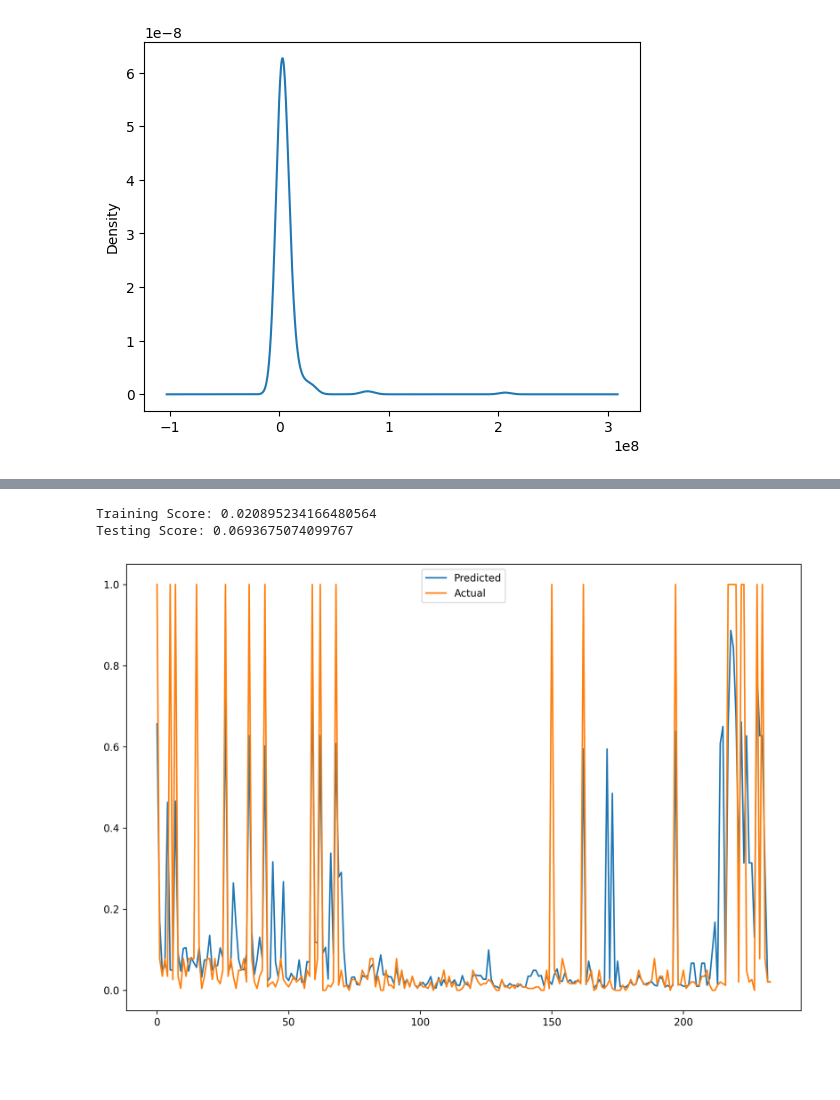
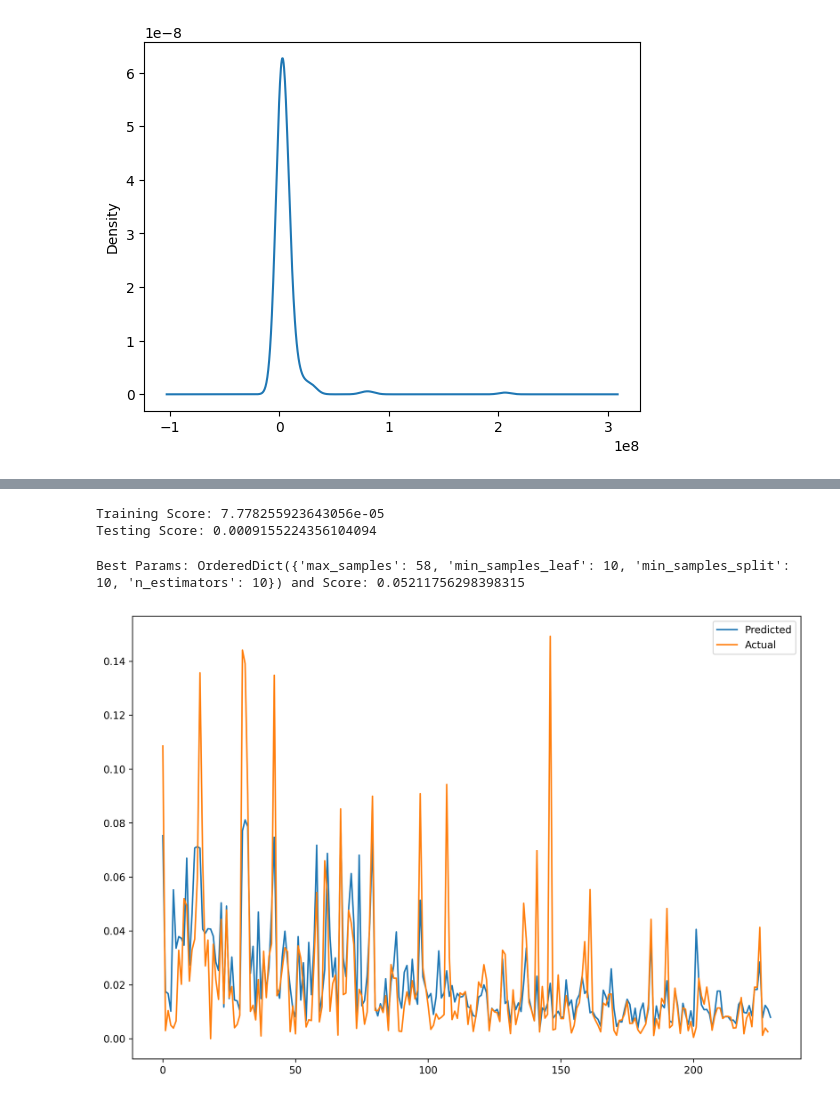
Before and after one commit to AVelaryon/GIS-Exploration, a Jupyter notebook: GISPRoj.ipynb, the cells around one changed output, grey strips where cells are left out. Saved outputs shown, nothing was run; the diff lists cells and outputs as text; code cells hidden in the pictures; blank space fills up the shorter version.

```diff
--- a/GISPRoj.ipynb
+++ b/GISPRoj.ipynb
@@ -506,10 +548,10 @@ array([[0., 0., 0., 0., 0.],
 from sklearn.preprocessing import KBinsDiscretizer
 nun = len(cleaned_data.region.unique().tolist())
 discret = KBinsDiscretizer(n_bins=nun, encode='ordinal', random_state=0)
-Y_binned = discret.fit_transform(current_award_amount.to_numpy().reshape((-1,1))).ravel()
+Y_binned = discret.fit_transform(norm_caa.to_numpy().reshape((-1,1))).ravel()
 
 smote = SMOTENC(sampling_strategy='minority',categorical_features=[0],random_state=0)
-X, Y = smote.fit_resample(np.hstack((ordinal.transform(cleaned_data[ord_columns]),cleaned_data[['latitude','longitude']])), Y_binned)
+X, Y = smote.fit_resample(np.hstack((ordinal.transform(cleaned_data[ord_columns]),cleaned_data[['month','day','year','latitude','longitude']])), Y_binned)
 # %%
 current_award_amount
 # %% [output]
@@ -528,7 +570,7 @@ Name: current_award_amount, Length: 232, dtype: float64
 # %%
 Y = pd.DataFrame(discret.inverse_transform(Y.reshape((-1,1))),columns=['current_award_amount'])
 # %%
-X = pd.DataFrame(X, columns = ord_columns + ['latitude','longitude'])
+X = pd.DataFrame(X, columns = ord_columns + ['month','day','year','latitude','longitude'])
 # %%
 Y
 # %% [output]
@@ -548,7 +590,7 @@ Y
 # %%
 # Only for Standardization
 # norm_caa = norm_caa.drop(index = norm_caa[norm_caa > 4].index)
-Y.current_award_amount = Y.current_award_amount.apply(lambda x: (x-Y.min())/(Y.max()-Y.min()))
+# Y.current_award_amount = Y.current_award_amount.apply(lambda x: (x-Y.min())/(Y.max()-Y.min()))
 # %%
 Y
 # %% [output]
@@ -571,21 +629,35 @@ Y
 
 X_train, X_test, y_train, y_test = train_test_split(X,Y, test_size=0.3, random_state=0)
 # %%
-RF = RandomForestRegressor(n_estimators=100, random_state=0)
+# n_estimators=126, min_samples_split=10, min_samples_leaf=5
+RF = RandomForestRegressor(random_state=0)
 RF.fit(X_train, y_train)
 print(f'Training Score: {np.square(y_train.to_numpy().ravel() - RF.predict(X_train)).mean()}')
 print(f'Testing Score: {np.square(y_test.to_numpy().ravel() - RF.predict(X_test)).mean()}')
 # %% [output]
-Training Score: 0.020895234166480564
-Testing Score: 0.0693675074099767
+Training Score: 7.778255923643056e-05
+Testing Score: 0.0009155224356104094
+# %%
+from skopt import BayesSearchCV
+from skopt.space import Real, Categorical, Integer
+param_space = dict()
+param_space['n_estimators'] = Integer(10,350)
+param_space['max_samples'] = Integer(10,100)
+param_space['min_samples_split'] = Integer(2,10)
+param_space['min_samples_leaf'] = Integer(2,10)
+bae = BayesSearchCV(RF, param_space, n_iter=200, n_jobs=16, n_points=4, cv=4, random_state=0)
+bae.fit(X_train,y_train)
+print(f'Best Params: {bae.best_params_} and Score: {bae.best_score_}')
+# %% [output]
+Best Params: OrderedDict({'max_samples': 58, 'min_samples_leaf': 10, 'min_samples_split': 10, 'n_estimators': 10}) and Score: 0.05211756298398315
 # %%
 fig, ax = plt.subplots(1,1, figsize=(12,8), dpi=300)
 ax.plot(range(X.shape[0]), RF.predict(X), label='Predicted')
-ax.plot(range(X.shape[0]), Y.current_award_amount, label='Actual')
+ax.plot(range(len(norm_caa)), norm_caa, label='Actual')
 ax.legend()
 plt.show()
 # %% [output]
-[figure, old version]
+[figure, new version]
 # %%
 rng = np.random.default_rng(seed=0)
 def bootstrapp(y_true,y_pred,n_boots):
```
Also changed, not shown: parts of 35 cells of this notebook.
